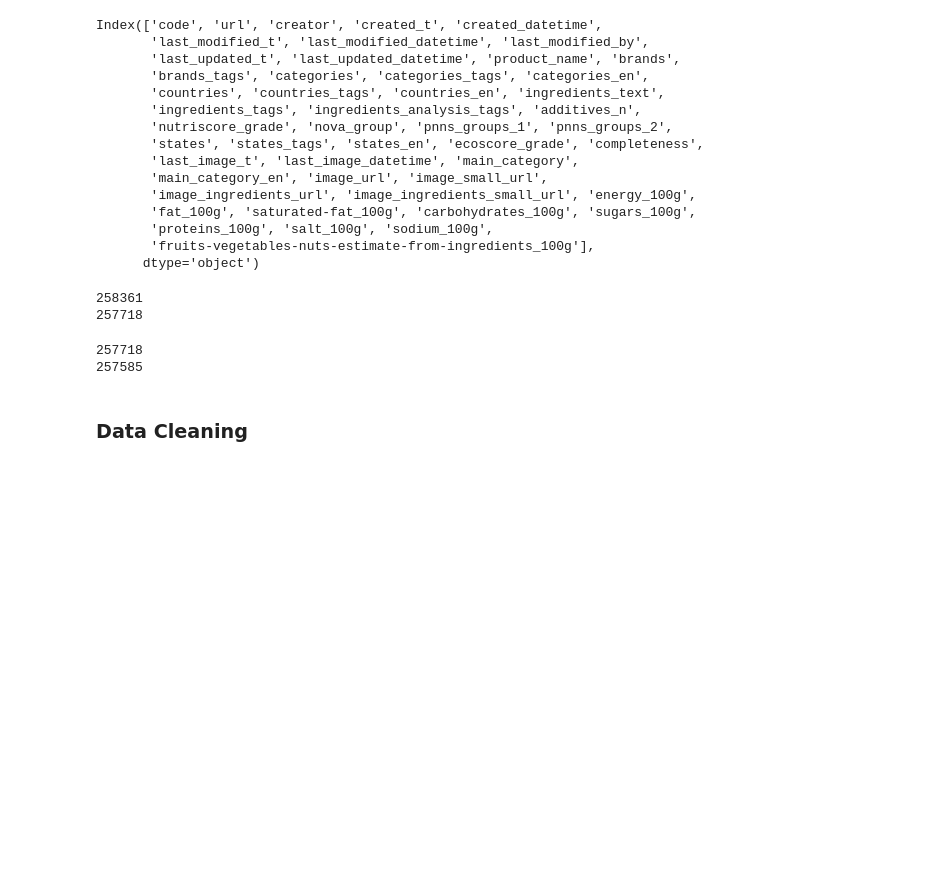
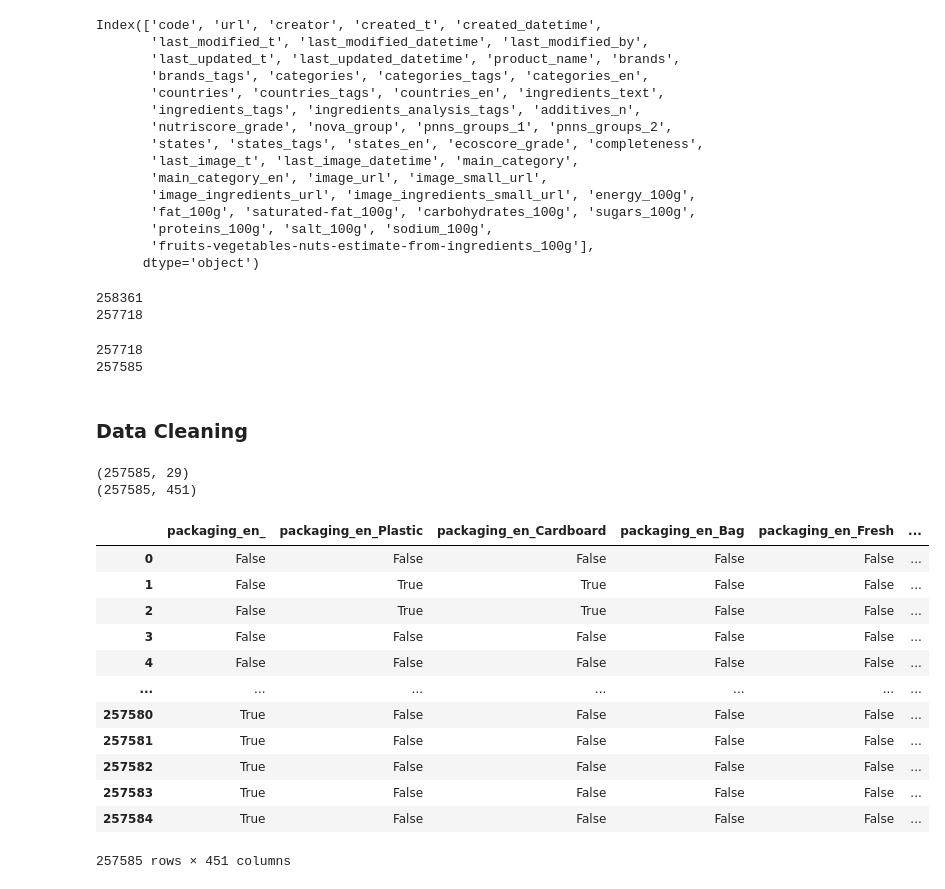
Before and after one commit to littlerobinson/foodstuffs_recommendation, a Jupyter notebook: notebooks/research_ben.ipynb, the cells around one changed output. Cells and saved outputs as stored; diff of their text form; code cells hidden in the pictures; blank space fills up the shorter version.

```diff
--- a/notebooks/research_ben.ipynb
+++ b/notebooks/research_ben.ipynb
@@ -170,0 +187,33 @@ data_en_filtered.to_csv("../data/filtered_dataset_openfoodfacts_en.csv", index=F
+# %%
+for feature in to_split:
+    data_en_filtered[feature] = data_en_filtered[feature].fillna("").str.replace("en:", "").str.split(",")
+# %%
+def select_frequent_tags(data, column_name, min_count=100, min_for_various_tags=100):
+    all_tags = [item for items in data[column_name].dropna() for item in items]
+    tag_counts = Counter(all_tags)
+    frequent_tags = [tag for tag, count in tag_counts.items() if count >= min_count]
+    if len(frequent_tags) > min_for_various_tags:
+        frequent_tags = [tag for tag, _ in tag_counts.most_common(min_for_various_tags)]
+    return frequent_tags
+# %%
+# Applique cette fonction aux colonnes de to_split
+frequent_tags = {col: select_frequent_tags(data_en_filtered, col) for col in to_split}
+# %%
+# Transformation en colonnes booléennes seulement pour les tags fréquents
+new_columns = {}
+
+for col, tags in frequent_tags.items():
+    for tag in tags:
+        new_columns[f"{col}_{tag}"] = data_en_filtered[col].apply(
+            lambda x: tag in x if isinstance(x, list) else False
+        )
+
+# Convert the dictionary to a DataFrame
+new_columns_df = pd.DataFrame(new_columns)
+# %%
+print(data_en_filtered.shape)
+
+print(new_columns_df.shape)
+# %% [output]
+(257585, 29)
+(257585, 451)
@@ -170,0 +222,16 @@ data_en_filtered.to_csv("../data/filtered_dataset_openfoodfacts_en.csv", index=F
+# %%
+new_columns_df
+# %% [output]
+|  | packaging_en_ | packaging_en_Plastic | packaging_en_Cardboard | packaging_en_Bag | packaging_en_Fresh | ... |
+| 0 | False | False | False | False | False | ... |
+| 1 | False | True | True | False | False | ... |
+| 2 | False | True | True | False | False | ... |
+| 3 | False | False | False | False | False | ... |
+| 4 | False | False | False | False | False | ... |
+| ... | ... | ... | ... | ... | ... | ... |
+| 257580 | True | False | False | False | False | ... |
+| 257581 | True | False | False | False | False | ... |
+| 257582 | True | False | False | False | False | ... |
+| 257583 | True | False | False | False | False | ... |
+| 257584 | True | False | False | False | False | ... |
+257585 rows × 451 columns
```
Also changed, not shown: parts of 10 cells of this notebook.
